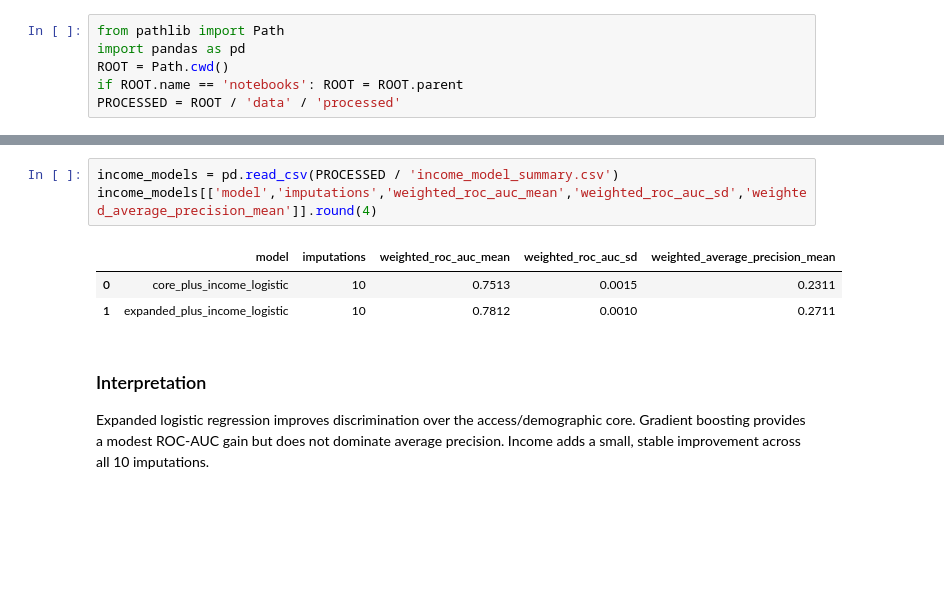
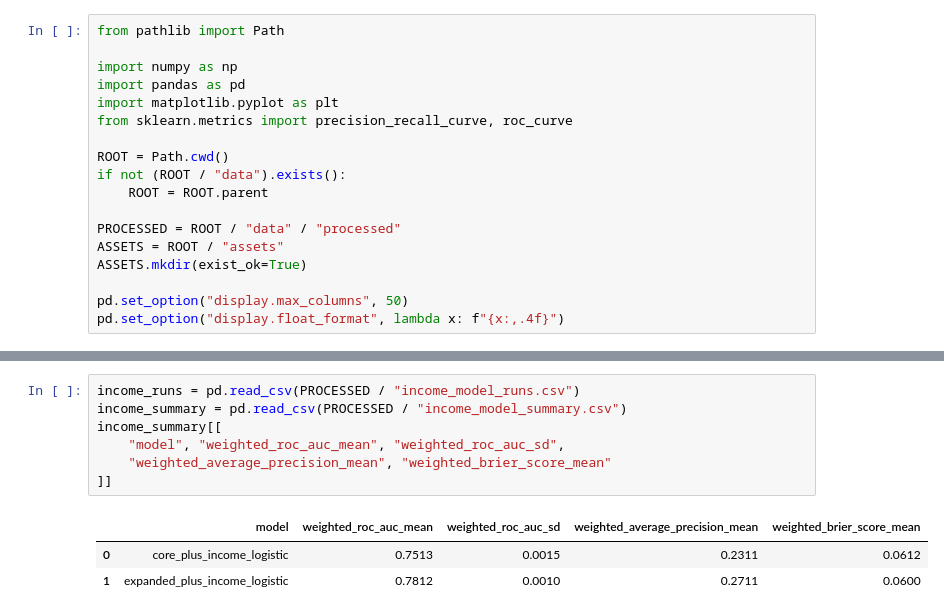
Before and after one commit to fernandoverdugo/nhis-healthcare-access-analysis, a Jupyter notebook: notebooks/02_survey_and_modeling_analysis.ipynb, the cells around one changed output, grey strips where cells are left out. Cells and saved outputs as stored; diff of their text form; blank space fills up the shorter version.

```diff
--- a/notebooks/02_survey_and_modeling_analysis.ipynb
+++ b/notebooks/02_survey_and_modeling_analysis.ipynb
@@ -9,6 +14,18 @@ Analyses, interpretations, and conclusions are those of the author and are not a
 # %%
 from pathlib import Path
+
+import numpy as np
 import pandas as pd
+import matplotlib.pyplot as plt
+from sklearn.metrics import precision_recall_curve, roc_curve
+
 ROOT = Path.cwd()
-if ROOT.name == 'notebooks': ROOT = ROOT.parent
-PROCESSED = ROOT / 'data' / 'processed'
+if not (ROOT / "data").exists():
+    ROOT = ROOT.parent
+
+PROCESSED = ROOT / "data" / "processed"
+ASSETS = ROOT / "assets"
+ASSETS.mkdir(exist_ok=True)
+
+pd.set_option("display.max_columns", 50)
+pd.set_option("display.float_format", lambda x: f"{x:,.4f}")
@@ -49,11 +223,11 @@ metrics[['model','weighted_roc_auc','weighted_average_precision','weighted_brier
 # %%
-income_models = pd.read_csv(PROCESSED / 'income_model_summary.csv')
-income_models[['model','imputations','weighted_roc_auc_mean','weighted_roc_auc_sd','weighted_average_precision_mean']].round(4)
+income_runs = pd.read_csv(PROCESSED / "income_model_runs.csv")
+income_summary = pd.read_csv(PROCESSED / "income_model_summary.csv")
+income_summary[[
+    "model", "weighted_roc_auc_mean", "weighted_roc_auc_sd",
+    "weighted_average_precision_mean", "weighted_brier_score_mean"
+]]
 # %% [output]
-|  | model | imputations | weighted_roc_auc_mean | weighted_roc_auc_sd | weighted_average_precision_mean |
-| 0 | core_plus_income_logistic | 10 | 0.7513 | 0.0015 | 0.2311 |
-| 1 | expanded_plus_income_logistic | 10 | 0.7812 | 0.0010 | 0.2711 |
+|  | model | weighted_roc_auc_mean | weighted_roc_auc_sd | weighted_average_precision_mean | weighted_brier_score_mean |
+| 0 | core_plus_income_logistic | 0.7513 | 0.0015 | 0.2311 | 0.0612 |
+| 1 | expanded_plus_income_logistic | 0.7812 | 0.0010 | 0.2711 | 0.0600 |
-# %% [markdown]
-### Interpretation
-
-Expanded logistic regression improves discrimination over the access/demographic core. Gradient boosting provides a modest ROC-AUC gain but does not dominate average precision. Income adds a small, stable improvement across all 10 imputations.
```
Also changed, not shown: parts of 24 cells of this notebook, 2 other files.
